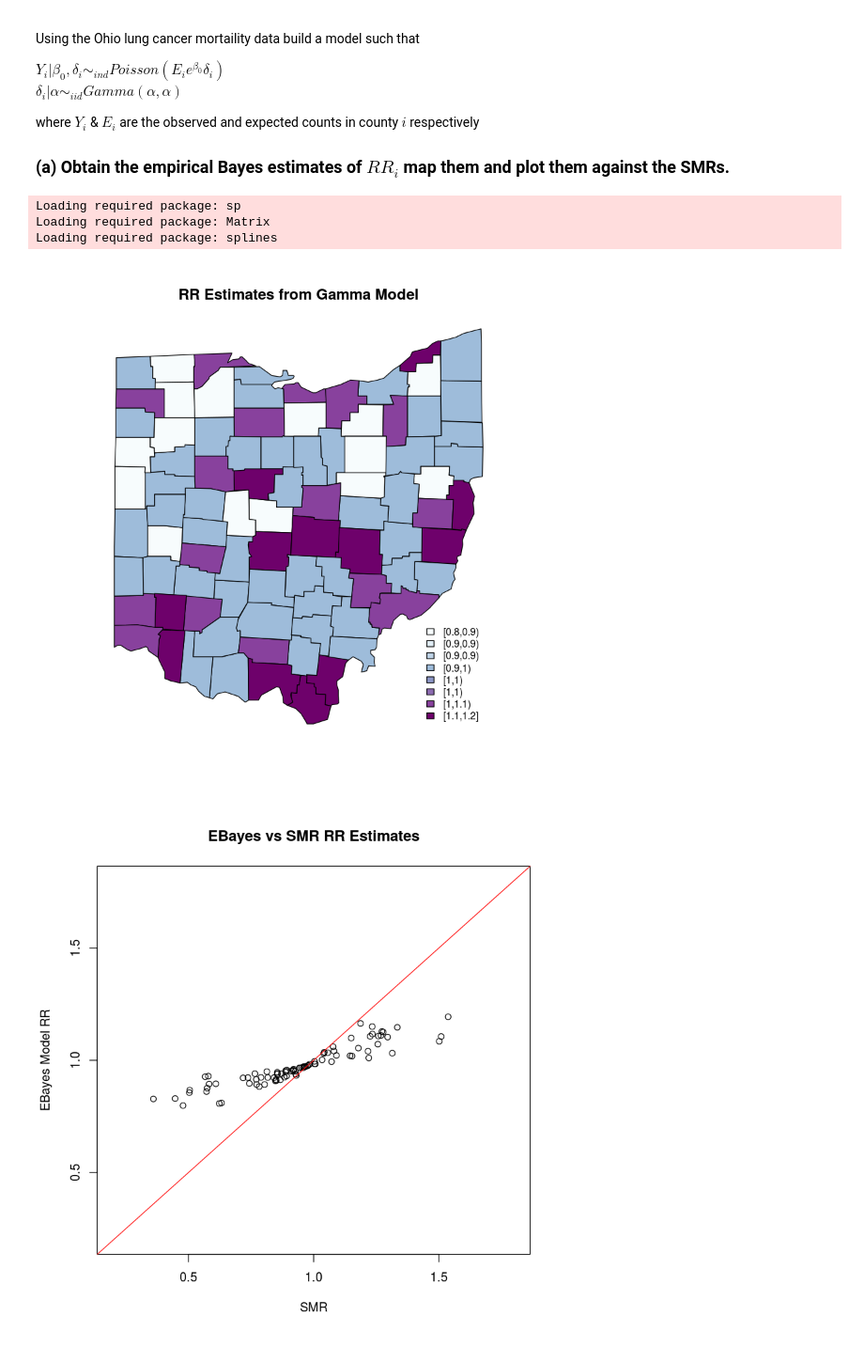
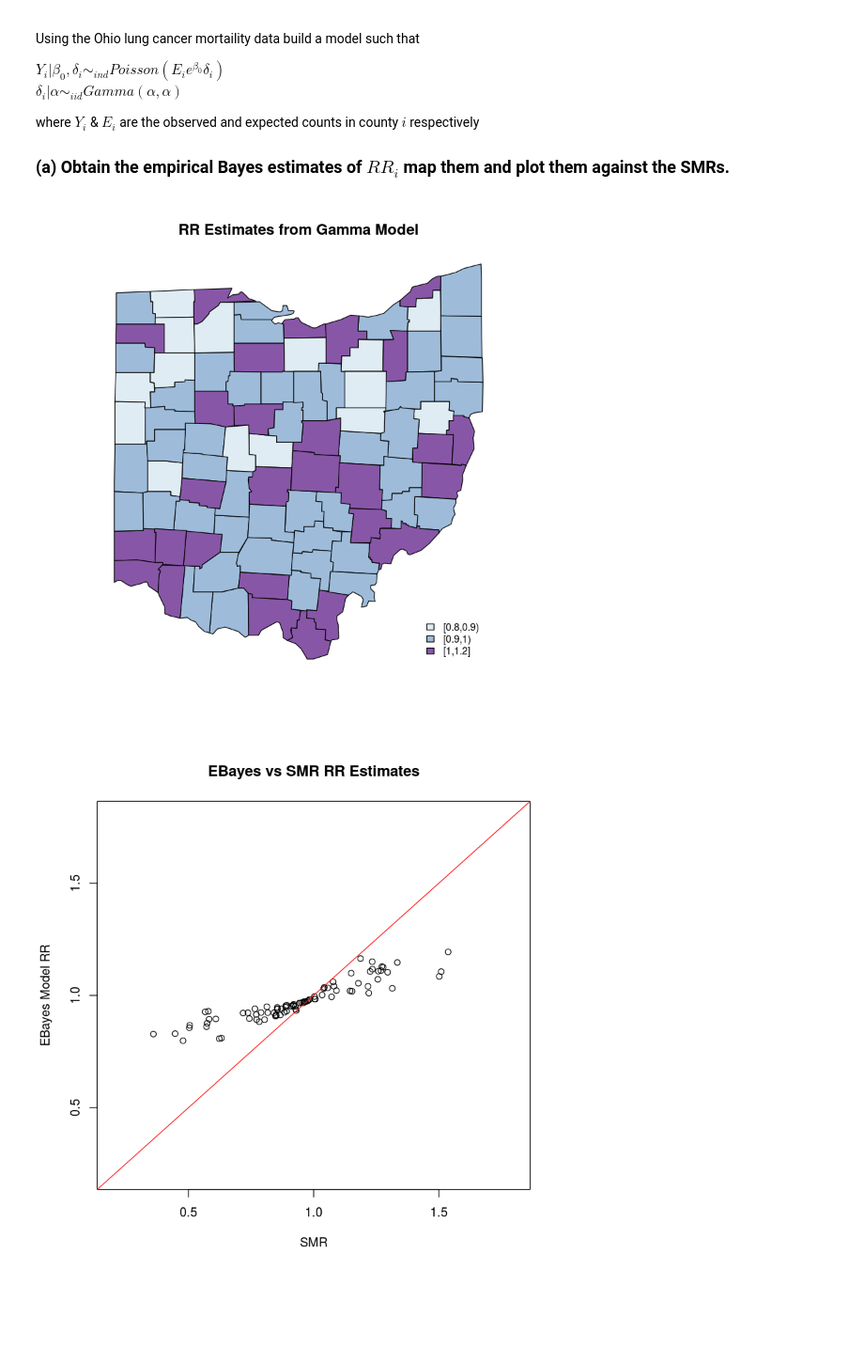
Before and after one commit to nmmarquez/spatial_epi, a Jupyter notebook: homework/hw2/hw2.ipynb, the cells around one changed output. Shown at 94% size. Cells and saved outputs as stored; diff of their text form; code cells hidden in the pictures; blank space fills up the shorter version.

```diff
--- a/homework/hw2/hw2.ipynb
+++ b/homework/hw2/hw2.ipynb
@@ -14,19 +14,16 @@ where $Y_i$ & $E_i$ are the observed and expected counts in county $i$ respectiv
 # %%
 # load in the data set, hw1 Expected values counts, and some mapping functions
 options(jupyter.plot_mimetypes = 'image/png')
 set.seed(123)
 source("./hw2.R")
 
 # get model estimates
 eb_model <- eBayes(E=county$expected, Y=county$deaths)
 
 # plot them
-plot_ohio(eb_model$RR, title_="RR Estimates from Gamma Model")
+plot_ohio(eb_model$RR, title_="RR Estimates from Gamma Model", nclr=3)
 # %% [output]
-Loading required package: sp
-Loading required package: Matrix
-Loading required package: splines
-[figure, old version]
+[figure, new version]
 # %%
 # plot the SMRs vs the Ebayes RR
 plot(county$deaths / county$expected, eb_model$RR, ylab="EBayes Model RR",
```
Also changed, not shown: parts of 5 cells of this notebook, 3 other files.
